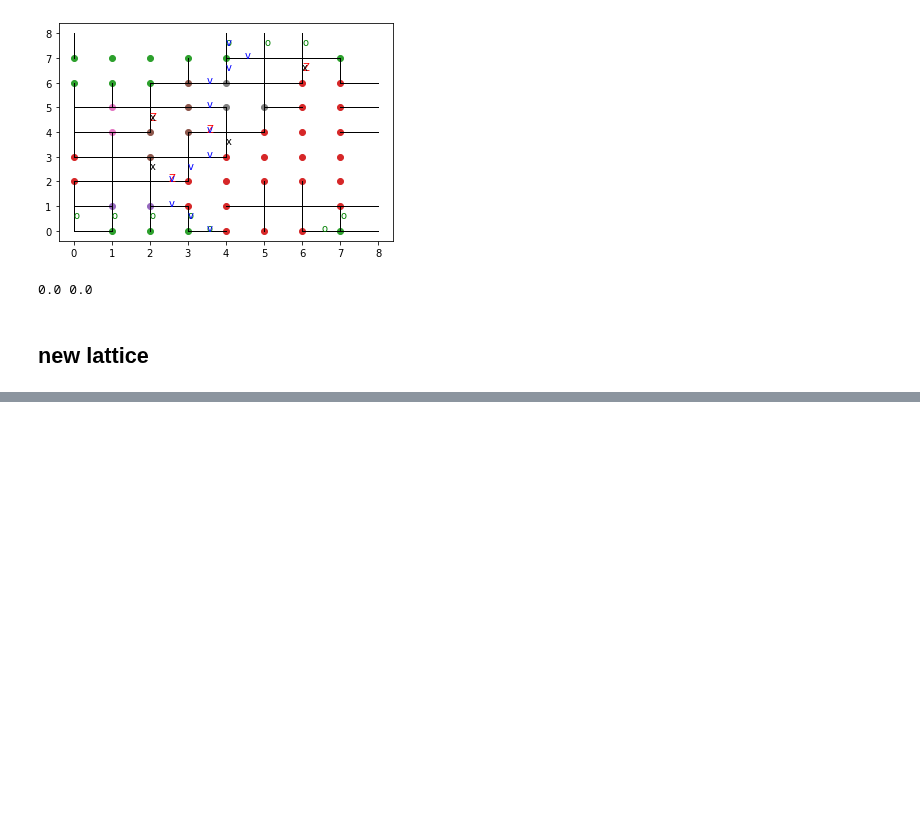
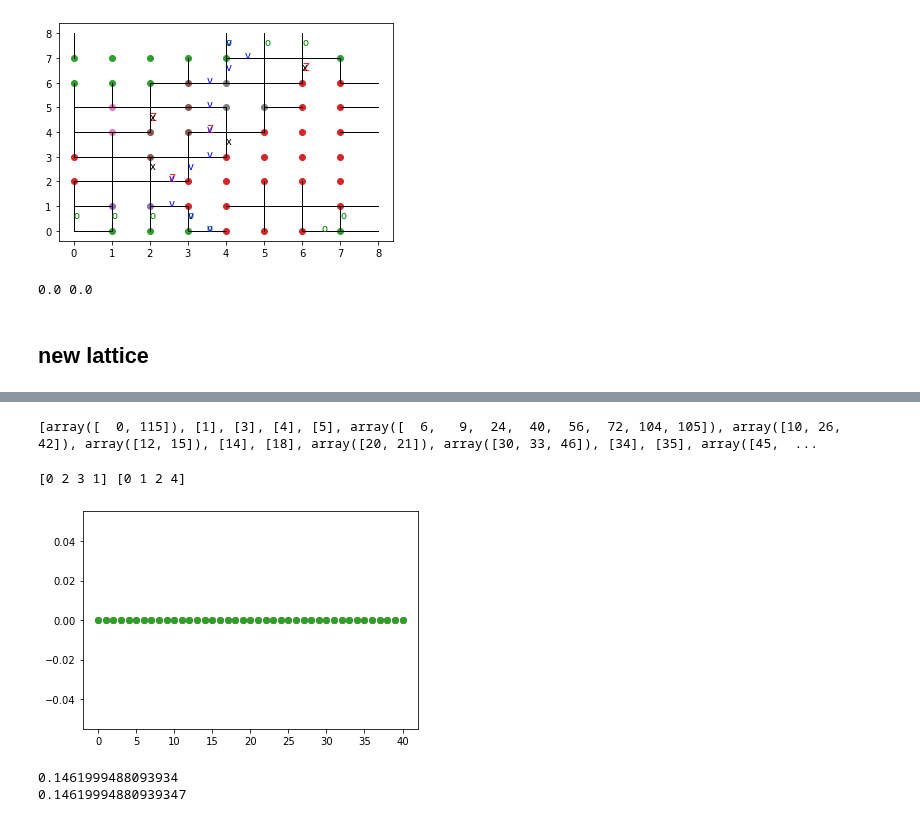
Before and after one commit to hassan-shap/quantum-emitter, a Jupyter notebook: loss-toric-2.ipynb, the cells around one changed output, grey strips where cells are left out. Saved outputs shown, nothing was run; the diff lists cells and outputs as text; code cells hidden in the pictures; blank space fills up the shorter version.

```diff
--- a/loss-toric-2.ipynb
+++ b/loss-toric-2.ipynb
@@ -1817,0 +1872,40 @@ print(s_orig)
+# %%
+print(ql)
+# %% [output]
+[array([  0, 115]), [1], [3], [4], [5], array([  6,   9,  24,  40,  56,  72, 104, 105]), array([10, 26, 42]), array([12, 15]), [14], [18], array([20, 21]), array([30, 33, 46]), [34], [35], array([45,  ...
+# %%
+a = np.array([0,4,1,2])
+i = np.argsort(a)
+print(i,a[i])
+# %% [output]
+[0 2 3 1] [0 1 2 4]
+# %%
+plt.plot(nl_x-nl_x_tot,"o")
+plt.plot(nl_y-nl_y_tot,"o")
+plt.plot(nl-nl_tot,"o")
+# plt.plot(weights-np.sum(weights2,axis=1))
+# plt.plot(nl_x,".")
+# plt.plot(nl_y,".")
+plt.show()
+# %% [output]
+[figure, added]
+# %%
+# checking probabilities
+
+import math
+
+px = np.random.rand()*0.01
+py = np.random.rand()*0.1
+nl_x = 1
+nl_y = 2
+pe = 0
+for ix in range(nl_x+1):
+    for iy in range(nl_y+1):
+        if (ix+iy)%2==1:
+            pe += math.comb(nl_x,ix)* (px**ix) * (1-px)**(nl_x-ix) * math.comb(nl_y,iy)* (py**iy) * (1-py)**(nl_y-iy)
+
+print(pe)
+print((1-(1-2*px)**nl_x * (1-2*py)**nl_y)/2)
+# %% [output]
+0.1461999488093934
+0.14619994880939347
```
Also changed, not shown: parts of 7 cells of this notebook, 5 other files.
